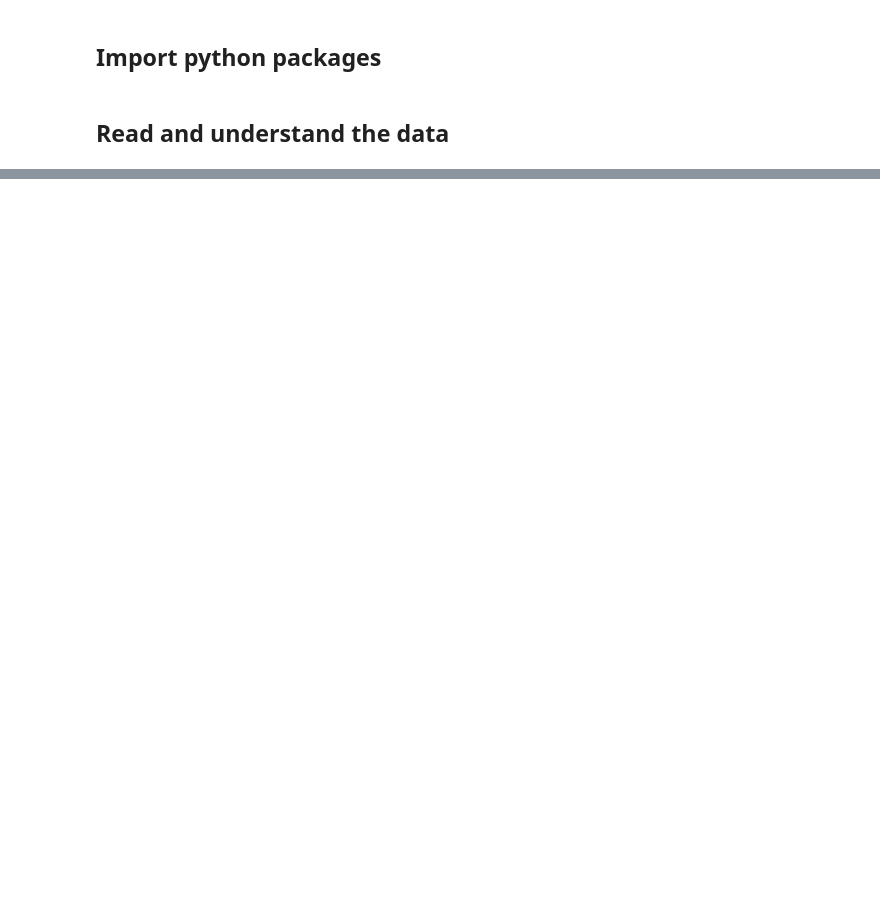
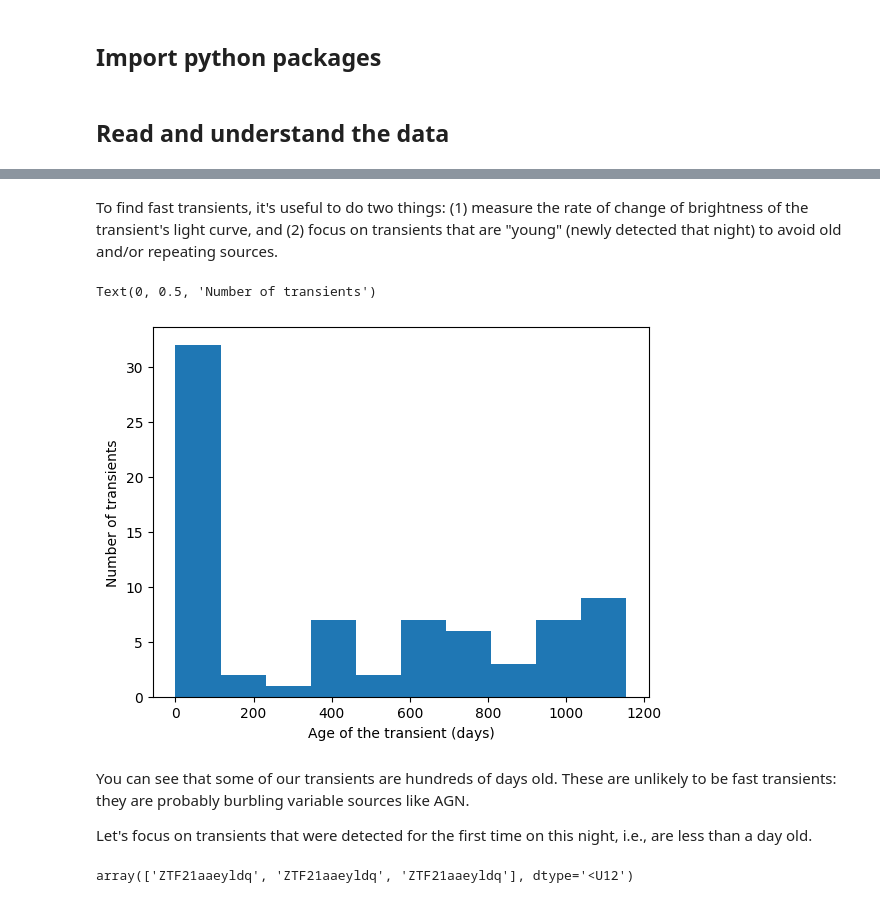
Before and after one commit to annayqho/LSST_summer_school_2025_Flatiron, a Jupyter notebook: Fast_Transients_Ho.ipynb, the cells around one changed output, grey strips where cells are left out. Saved outputs shown, nothing was run; the diff lists cells and outputs as text; code cells hidden in the pictures; blank space fills up the shorter version.

```diff
--- a/Fast_Transients_Ho.ipynb
+++ b/Fast_Transients_Ho.ipynb
@@ -378,0 +343,24 @@ Follow-up observations of ZTF21aagwbjr, prompted by the optical fast transient d
+# %% [markdown]
+To find fast transients, it's useful to do two things: (1) measure the rate of change of brightness of the transient's light curve, and (2) focus on transients that are "young" (newly detected that night) to avoid old and/or repeating sources.
+# %%
+# Select young sources.
+jdstart = np.array([alert['candidate']['jdstarthist'] for alert in transient_alerts])
+jdnow = np.array([alert['candidate']['jd'] for alert in transient_alerts])
+age = jdnow-jdstart
+plt.hist(age)
+plt.xlabel("Age of the transient (days)")
+plt.ylabel("Number of transients")
+# %% [output]
+Text(0, 0.5, 'Number of transients')
+[figure, added]
+# %% [markdown]
+You can see that some of our transients are hundreds of days old. These are unlikely to be fast transients: they are probably burbling variable sources like AGN.
+
+Let's focus on transients that were detected for the first time on this night, i.e., are less than a day old.
+# %%
+filter_on_age = age<1
+young_transients = np.array(transient_alerts)[filter_on_age]
+len(young_transients)
+objectIds[filter_on_age]
+# %% [output]
+array(['ZTF21aaeyldq', 'ZTF21aaeyldq', 'ZTF21aaeyldq'], dtype='<U12')
```
Also changed, not shown: parts of 97 cells of this notebook.
